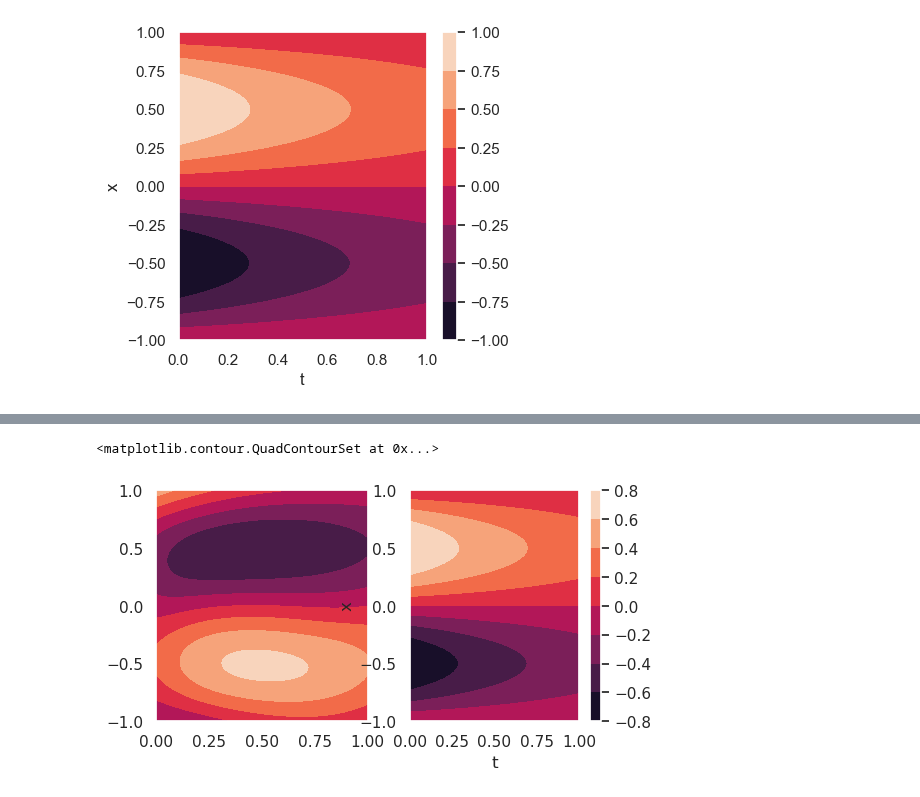
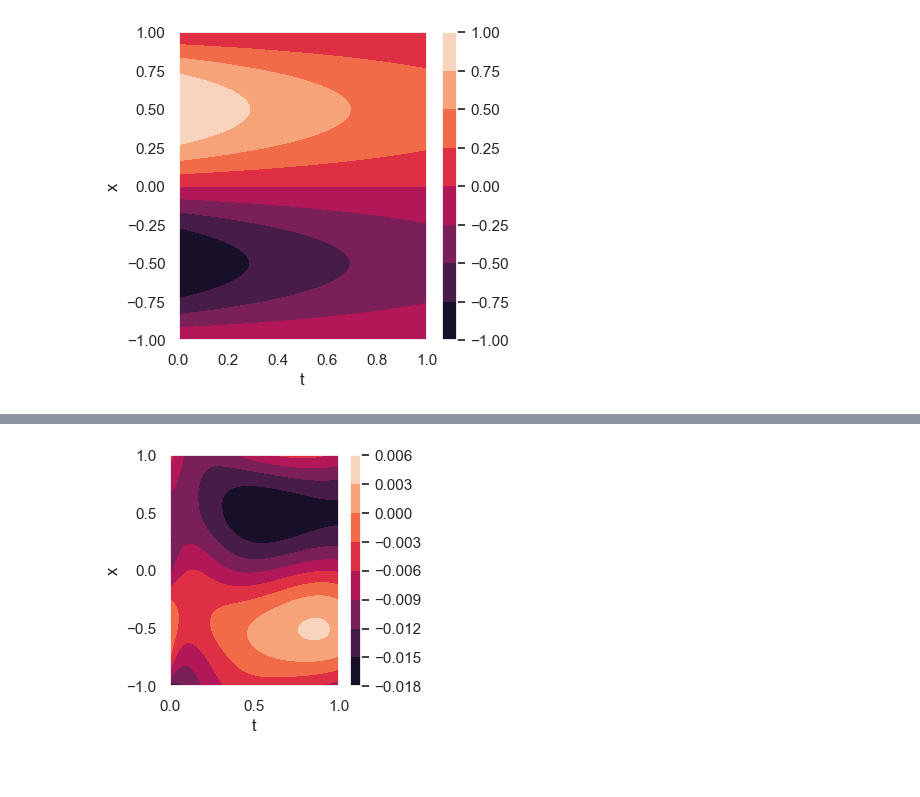
Before and after one commit to csml-beach/deep-bayesian-operator-nets, a Jupyter notebook: notebooks/bayes-pinn-PDE-gpu.ipynb, the cells around one changed output, grey strips where cells are left out. Cells and saved outputs as stored; diff of their text form; code cells hidden in the pictures.

Commit message:
twekaed the weights a little bit to get a quick convergence on mps device

```diff
--- a/notebooks/bayes-pinn-PDE-gpu.ipynb
+++ b/notebooks/bayes-pinn-PDE-gpu.ipynb
@@ -287,8 +280,9 @@ train_loader, test_loader = create_train_test_datasets(device = net.device)
 # %% [output]
 [figure]
 # %%
-net.w_ic = 1
+net.w_ic = 3
 net.w_data = 1
+net.w_bc   = 3
 # %%
 net.train(70000, optimizer='Adam', lr=1e-2)
 # %% [output]
@@ -300,27 +296,23 @@ samples = net.sample_parameter_posterior(num_samples=1000).detach().cpu()
 # %%
-t_test, x_test, y_test = sample_dataset(noise=0.0, device = 'cuda:0')
+# Plot the error
+
+t_test, x_test, y_test = sample_dataset(noise=0.0, device = net.device)
 mu = net.forward(t_test, x_test)
 
 fig = plt.figure(figsize=(6, 3))
 ax1 = plt.subplot(121)
-ax2 = plt.subplot(122, sharex=ax1)
 size = int(np.sqrt(x_test.size(0)))
 
 # Reshape mu and y_test to 2D grids
 # mu = mu.view(size, size).cpu().detach().numpy()
 # y_test = y_test.view(size, size).cpu().detach().numpy()
 
 cax = ax1.contourf(t_test.view(size, size).cpu().detach().numpy(),
              x_test.view(size, size).cpu().detach().numpy(),
              (mu-y_test).view(size, size).cpu().detach().numpy())
 
 plt.colorbar(cax)
 plt.xlabel('t');plt.ylabel('x')
 ax1.get_shared_x_axes().join(ax1, ax2)
-
-ax2.contourf(t_test.view(size, size).cpu().detach().numpy(),
-             x_test.view(size, size).cpu().detach().numpy(),
-             y_test.view(size, size).cpu().detach().numpy())
 # %% [output]
-<matplotlib.contour.QuadContourSet at 0x...>
-[figure, old version]
+[figure, new version]
```
Also changed, not shown: parts of 8 cells of this notebook.
